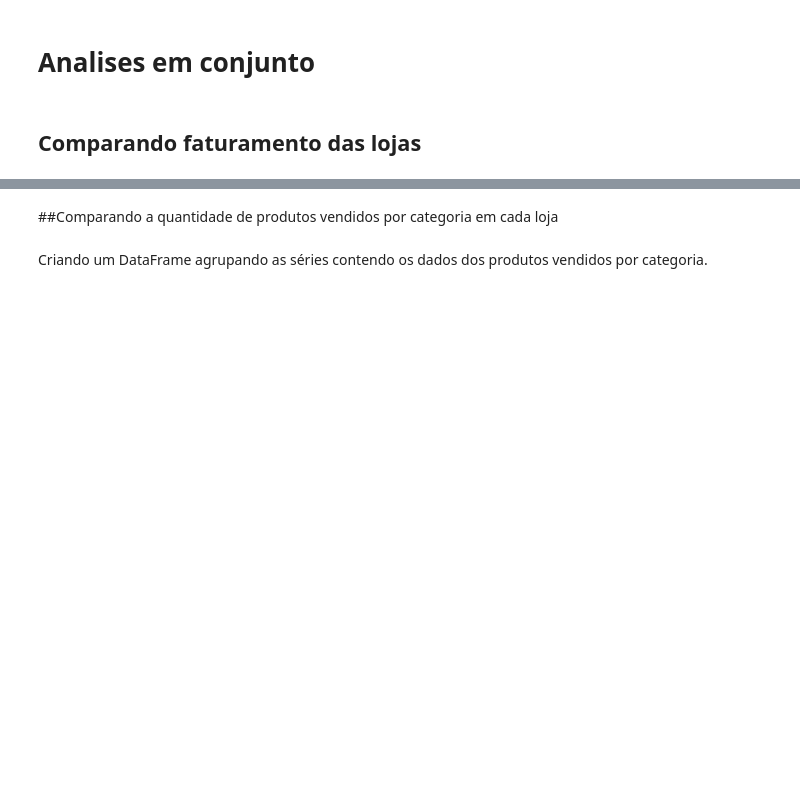
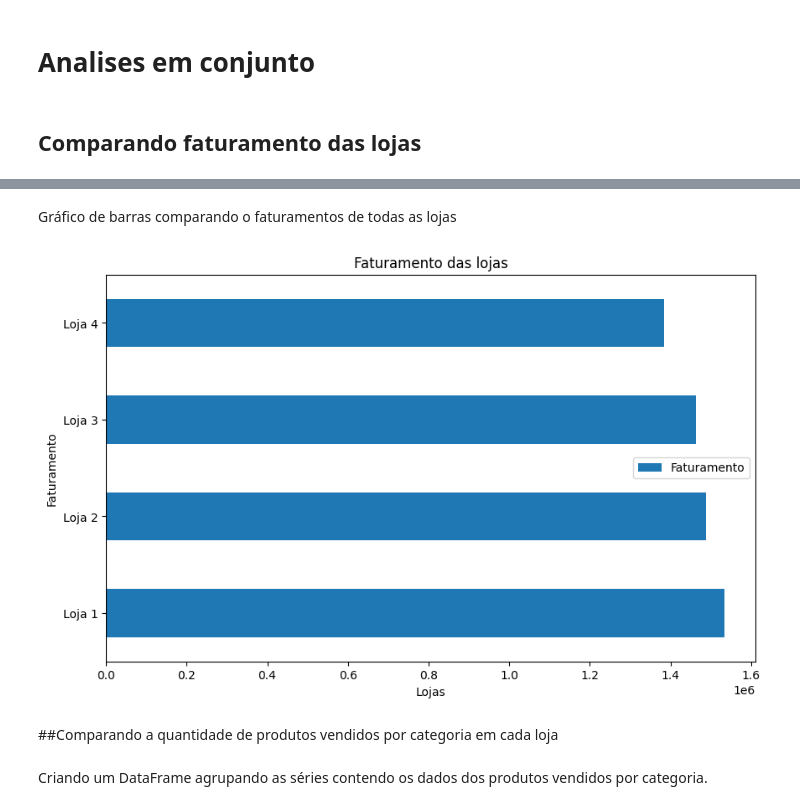
Before and after one commit to walleceoli/Alura_Store, a Jupyter notebook: Challenge_Alura_Store.ipynb, the cells around one changed output, grey strips where cells are left out. Drawn from its saved outputs; the diff is of its cells as text; code cells hidden in the pictures; blank space fills up the shorter version.

```diff
--- a/Challenge_Alura_Store.ipynb
+++ b/Challenge_Alura_Store.ipynb
@@ -695,0 +688,9 @@ Loja 4: R$1,384,497.58
+# %%
+faturamento_conjunto = pd.DataFrame({'Loja':['Loja 1','Loja 2','Loja 3','Loja 4'],
+                                   'Faturamento':[
+                                    faturamento_loja1,
+                                    faturamento_loja2,
+                                    faturamento_loja3,
+                                    faturamento_loja4
+]})
+faturamento_conjunto.head()
@@ -696,3 +703,12 @@ Loja 4: R$1,384,497.58
+# %% [markdown]
+Gráfico de barras comparando o faturamentos de todas as lojas
+# %%
+faturamento_conjunto.plot(kind='barh',x='Loja', y='Faturamento', figsize=(10,6), title='Faturamento das lojas')
+plt.xlabel('Lojas')
+plt.ylabel('Faturamento')
+plt.show()
+# %% [output]
+[figure, added]
 # %% [markdown]
 ##Comparando a quantidade de produtos vendidos por categoria em cada loja
 # %% [markdown]
```
Also changed, not shown: parts of 16 cells of this notebook.
